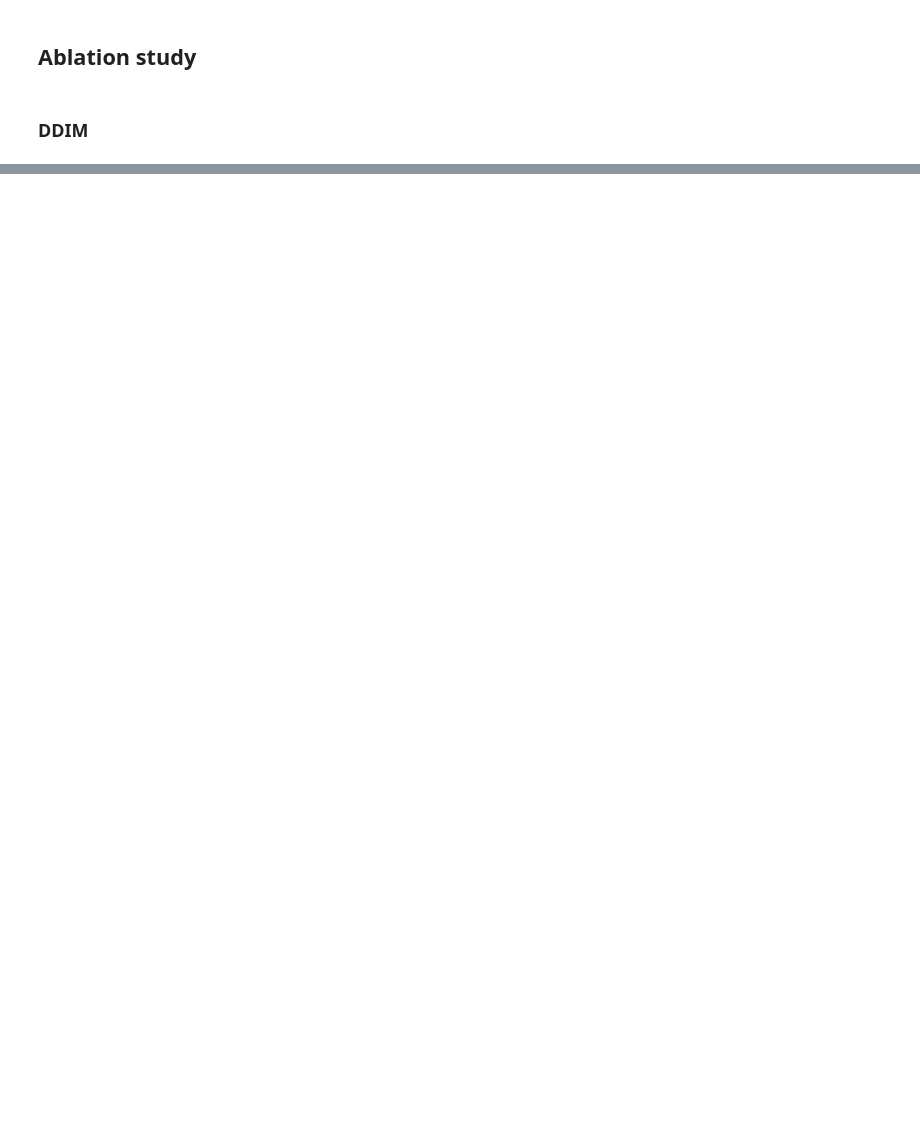
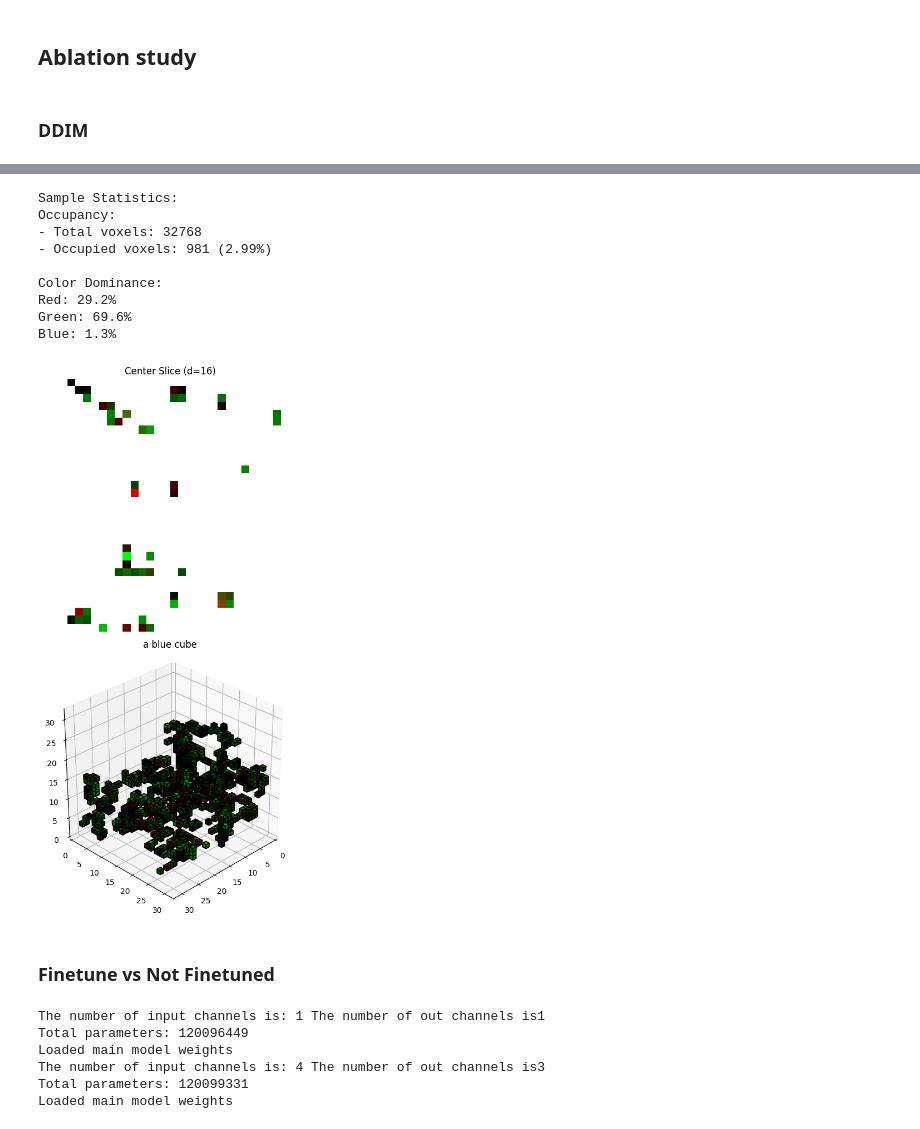
Before and after one commit to PeterAMassih/3D-BlockGen, a Jupyter notebook: run.ipynb, the cells around one changed output, grey strips where cells are left out. Drawn from its saved outputs; the diff is of its cells as text; code cells hidden in the pictures; blank space fills up the shorter version.

```diff
--- a/run.ipynb
+++ b/run.ipynb
@@ -546,0 +587,38 @@ with open('results/ddim_ablation.json', 'w') as f:
+# %%
+inferencer.visualize_samples(samples, prompt="a blue cube", threshold=0.5, save_path="output/ablation/blue_cube_ddim_400.png")
+# %% [output]
+Sample Statistics:
+Occupancy:
+- Total voxels: 32768
+- Occupied voxels: 981 (2.99%)
+
+Color Dominance:
+Red: 29.2%
+Green: 69.6%
+Blue: 1.3%
+[figure, added]
+# %% [markdown]
+### Finetune vs Not Finetuned
+# %%
+shape_model = load_model_for_inference(
+        model_path="runs/finetune/shape/models/model_step_135000",
+        voxel_config=shape_voxel_config,
+        diffusion_config=shape_diffusion_config,
+        device='cuda',
+        ema=False
+    )
+
+color_model = load_model_for_inference(
+        model_path="runs/experiment_two_stage/color/best_model/model",
+        voxel_config=color_voxel_config,
+        diffusion_config=color_diffusion_config,
+        device='cuda',
+        ema=False
+    )
+# %% [output]
+The number of input channels is: 1 The number of out channels is1
+Total parameters: 120096449
+Loaded main model weights
+The number of input channels is: 4 The number of out channels is3
+Total parameters: 120099331
+Loaded main model weights
```
Also changed, not shown: parts of 18 cells of this notebook, 1 other file.
